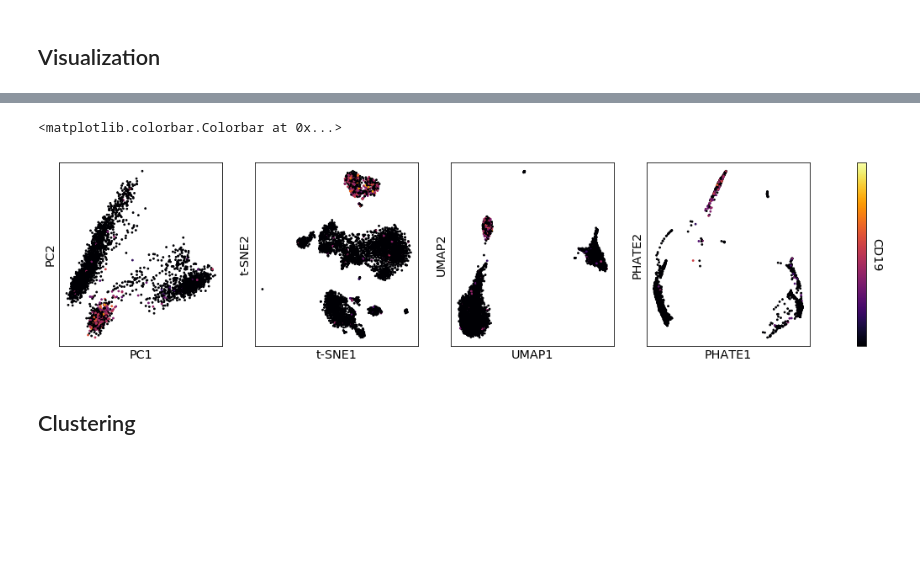
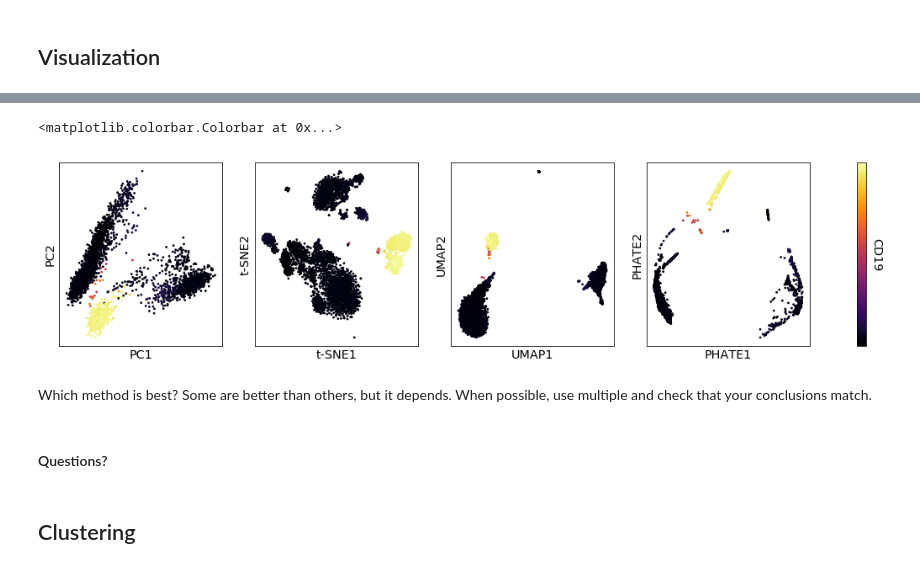
Before and after one commit to scottgigante/machine-learning-tutorial, a Jupyter notebook: tutorial.ipynb, the cells around one changed output, grey strips where cells are left out. Cells and saved outputs as stored; diff of their text form; code cells hidden in the pictures; blank space fills up the shorter version.

```diff
--- a/tutorial.ipynb
+++ b/tutorial.ipynb
@@ -22,0 +16,3 @@ data.head()
+# %%
+data_dir = "data"
+os.listdir(data_dir)
@@ -130,0 +172,3 @@ scprep.plot.tools.generate_colorbar(cmap='inferno', ax=axes, title='CD8A')
+# %%
+import magic
+data_magic = magic.MAGIC().fit_transform(data_sqrt)
@@ -131,21 +208,25 @@ scprep.plot.tools.generate_colorbar(cmap='inferno', ax=axes, title='CD8A')
 # %%
 fig, axes = plt.subplots(1, 4, figsize=(20, 4))
-scprep.plot.scatter2d(data_pca, c=scprep.select.select_cols(data_sqrt, exact_word='CD19'),
+scprep.plot.scatter2d(data_pca, c=scprep.select.select_cols(data_magic, exact_word='CD19'),
                       ax=axes[0], label_prefix="PC",
                       ticks=False, legend=False)
-scprep.plot.scatter2d(data_tsne, c=scprep.select.select_cols(data_sqrt, exact_word='CD19'),
+scprep.plot.scatter2d(data_tsne, c=scprep.select.select_cols(data_magic, exact_word='CD19'),
                       ax=axes[1], label_prefix="t-SNE",
                       ticks=False, legend=False)
-scprep.plot.scatter2d(data_umap, c=scprep.select.select_cols(data_sqrt, exact_word='CD19'),
+scprep.plot.scatter2d(data_umap, c=scprep.select.select_cols(data_magic, exact_word='CD19'),
                       ax=axes[2], label_prefix="UMAP",
                       ticks=False, legend=False)
-scprep.plot.scatter2d(data_phate, c=scprep.select.select_cols(data_sqrt, exact_word='CD19'),
+scprep.plot.scatter2d(data_phate, c=scprep.select.select_cols(data_magic, exact_word='CD19'),
                       ax=axes[3], label_prefix="PHATE",
                       ticks=False, legend=False)
 scprep.plot.tools.generate_colorbar(cmap='inferno', ax=axes, title='CD19')
 # %% [output]
 <matplotlib.colorbar.Colorbar at 0x...>
-[figure, old version]
+[figure, new version]
+# %% [markdown]
+Which method is best? Some are better than others, but it depends. When possible, use multiple and check that your conclusions match.
+# %% [markdown]
+#### Questions?
 # %% [markdown]
 ## Clustering
 # %% [markdown]
```
Also changed, not shown: parts of 28 cells of this notebook, 2 other files.
